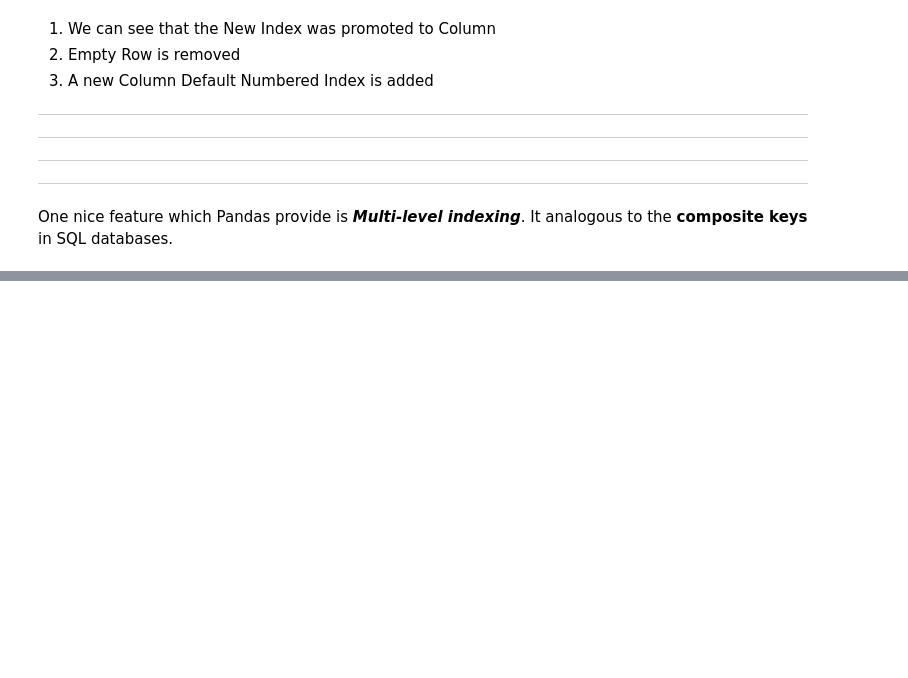
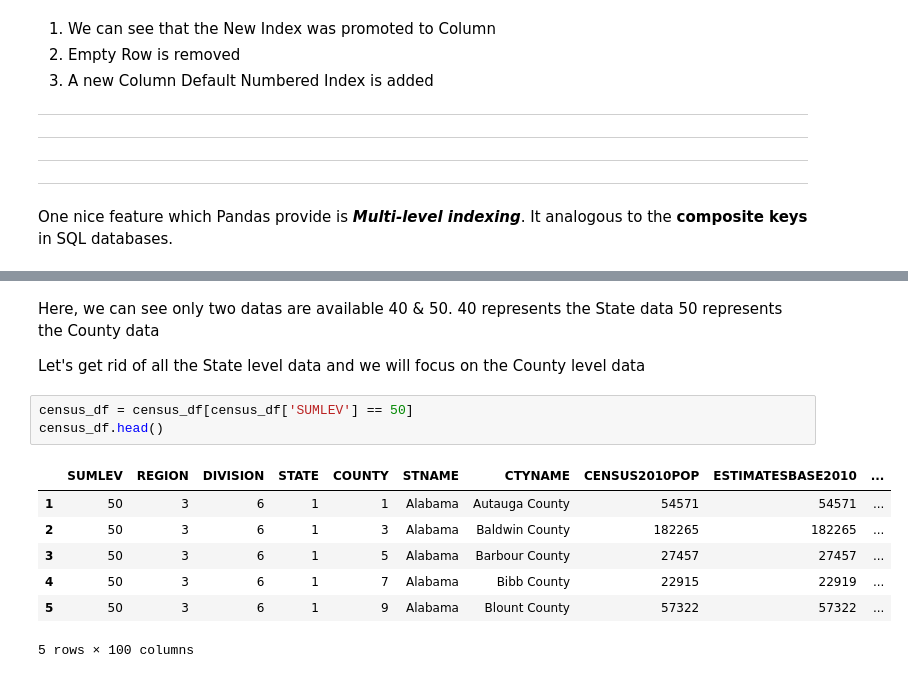
Before and after one commit to mohitsoni7/coursera_datasci_1, a Jupyter notebook: week2-pandas.ipynb, the cells around one changed output, grey strips where cells are left out. Saved outputs shown, nothing was run; the diff lists cells and outputs as text; blank space fills up the shorter version.

```diff
--- a/week2-pandas.ipynb
+++ b/week2-pandas.ipynb
@@ -829,0 +837,17 @@ census_df.loc[]
+# %% [markdown]
+Here, we can see only two datas are available 40 & 50.
+40 represents the State data
+50 represents the County data
+
+Let's get rid of all the State level data and we will focus on the County level data
+# %%
+census_df = census_df[census_df['SUMLEV'] == 50]
+census_df.head()
+# %% [output]
+|  | SUMLEV | REGION | DIVISION | STATE | COUNTY | STNAME | CTYNAME | CENSUS2010POP | ESTIMATESBASE2010 | ... |
+| 1 | 50 | 3 | 6 | 1 | 1 | Alabama | Autauga County | 54571 | 54571 | ... |
+| 2 | 50 | 3 | 6 | 1 | 3 | Alabama | Baldwin County | 182265 | 182265 | ... |
+| 3 | 50 | 3 | 6 | 1 | 5 | Alabama | Barbour County | 27457 | 27457 | ... |
+| 4 | 50 | 3 | 6 | 1 | 7 | Alabama | Bibb County | 22915 | 22919 | ... |
+| 5 | 50 | 3 | 6 | 1 | 9 | Alabama | Blount County | 57322 | 57322 | ... |
+5 rows × 100 columns
```
Also changed, not shown: parts of 22 cells of this notebook, 1 other file.
